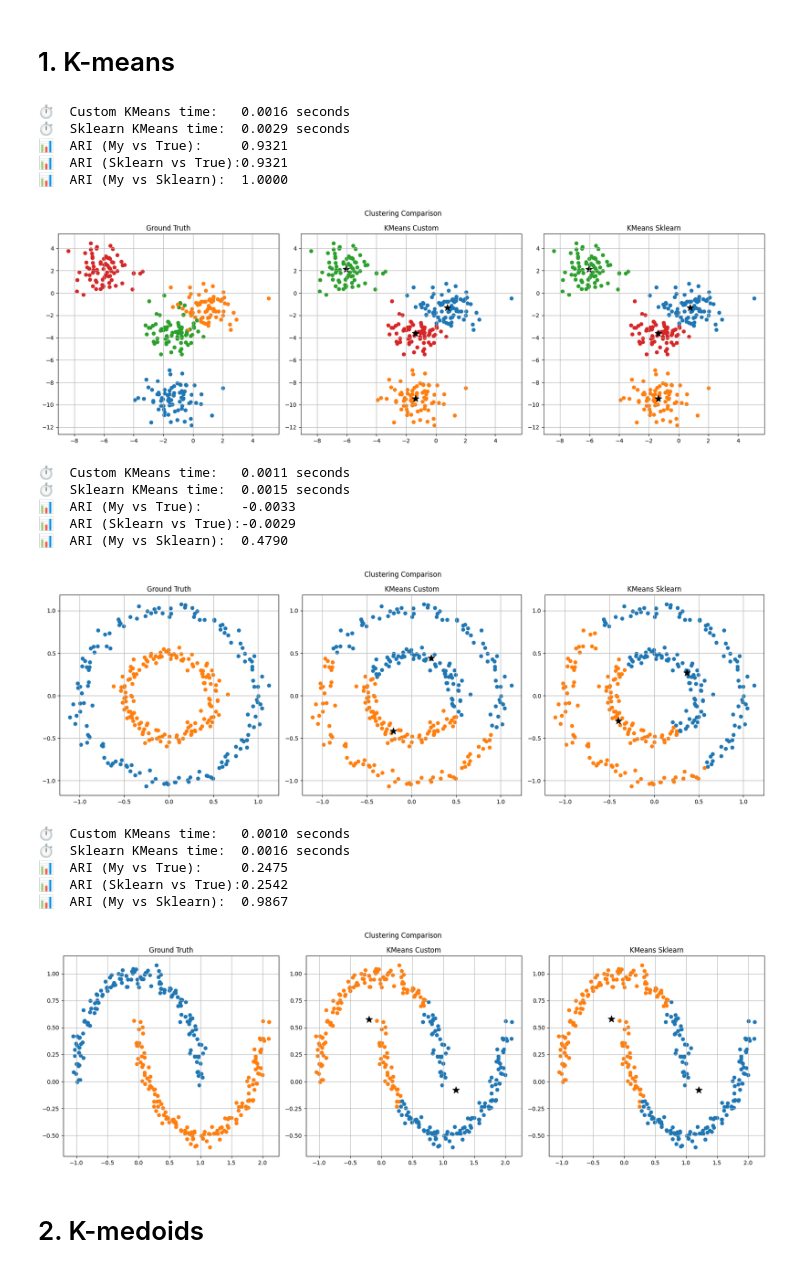
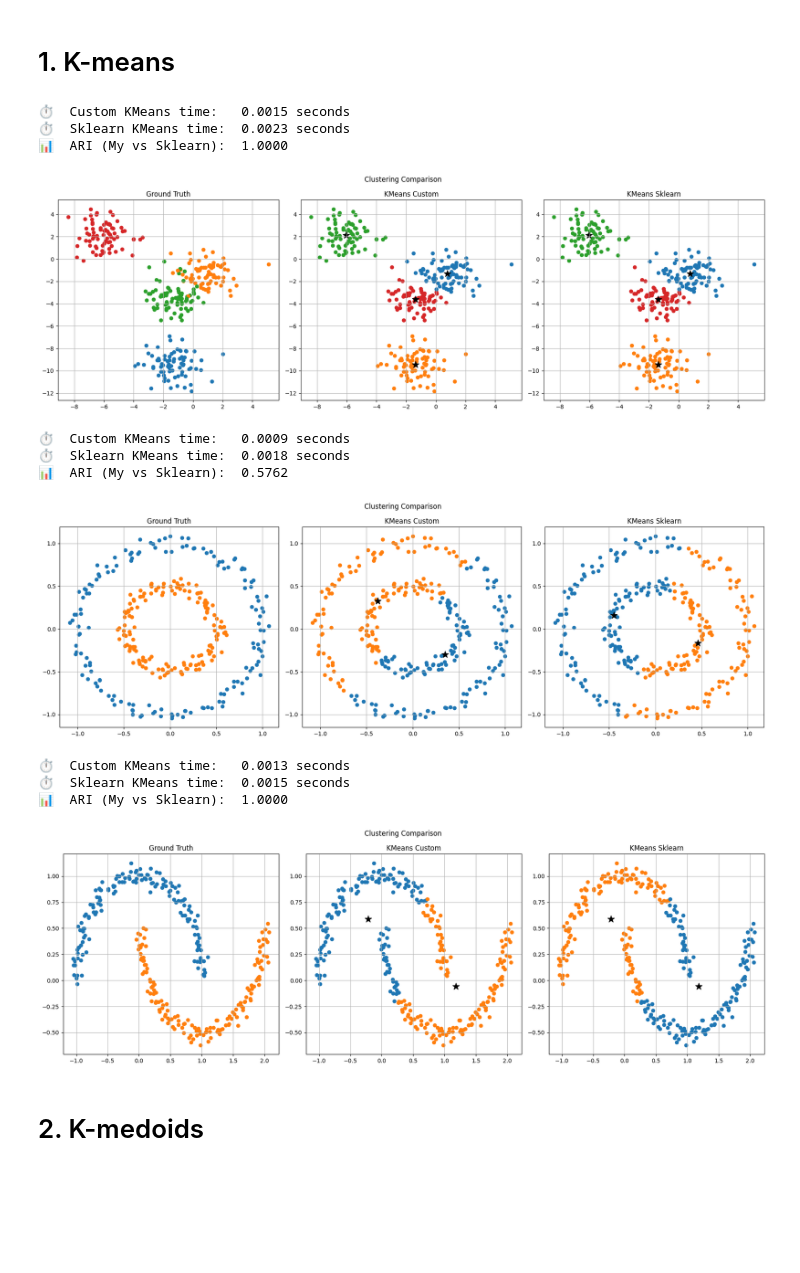
Before and after one commit to illia-st/data_mining_2, a Jupyter notebook: clustering/clustering.ipynb, the cells around one changed output. Cells and saved outputs as stored; diff of their text form; code cells hidden in the pictures; blank space fills up the shorter version.

```diff
--- a/clustering/clustering.ipynb
+++ b/clustering/clustering.ipynb
@@ -61,53 +61,43 @@ import time
 def test_k_means(X, true_Y, n_clusters):
     start_my = time.time()
     kmeans_my = KMeans(n_clusters=n_clusters, random_state=421)
     labels_my, centroids_my = kmeans_my.fit(X)
     end_my = time.time()
 
     start_sklearn = time.time()
     kmeans = KMeans_sklearn(n_clusters=n_clusters, random_state=421, n_init="auto").fit(X)
     end_sklearn = time.time()
 
-    ari_my_vs_true = adjusted_rand_score(true_Y, labels_my)
-    ari_sklearn_vs_true = adjusted_rand_score(true_Y, kmeans.labels_)
     ari_my_vs_sklearn = adjusted_rand_score(labels_my, kmeans.labels_)
 
     print(f"⏱️  Custom KMeans time:   {end_my - start_my:.4f} seconds")
     print(f"⏱️  Sklearn KMeans time:  {end_sklearn - start_sklearn:.4f} seconds")
-    print(f"📊  ARI (My vs True):     {ari_my_vs_true:.4f}")
-    print(f"📊  ARI (Sklearn vs True):{ari_sklearn_vs_true:.4f}")
     print(f"📊  ARI (My vs Sklearn):  {ari_my_vs_sklearn:.4f}")
 
     plot_comparison(
         'Clustering Comparison',
         X=X,
         label_sets=[true_Y, labels_my, kmeans.labels_],
         label_titles=["Ground Truth", "KMeans Custom", "KMeans Sklearn"],
         centroids_list=[None, centroids_my, kmeans.cluster_centers_]
     )
 
 test_k_means(test_blobs_X, test_blobs_labels, n_clusters=4)
 test_k_means(test_circles_X, test_circles_labels, n_clusters=2)
 test_k_means(test_moons_X, test_moons_labels, n_clusters=2)
 # %% [output]
-⏱️  Custom KMeans time:   0.0016 seconds
-⏱️  Sklearn KMeans time:  0.0029 seconds
-📊  ARI (My vs True):     0.9321
-📊  ARI (Sklearn vs True):0.9321
+⏱️  Custom KMeans time:   0.0015 seconds
+⏱️  Sklearn KMeans time:  0.0023 seconds
 📊  ARI (My vs Sklearn):  1.0000
 [figure]
-⏱️  Custom KMeans time:   0.0011 seconds
-⏱️  Sklearn KMeans time:  0.0015 seconds
-📊  ARI (My vs True):     -0.0033
-📊  ARI (Sklearn vs True):-0.0029
-📊  ARI (My vs Sklearn):  0.4790
+⏱️  Custom KMeans time:   0.0009 seconds
+⏱️  Sklearn KMeans time:  0.0018 seconds
+📊  ARI (My vs Sklearn):  0.5762
-[figure, old version]
+[figure, new version]
-⏱️  Custom KMeans time:   0.0010 seconds
-⏱️  Sklearn KMeans time:  0.0016 seconds
-📊  ARI (My vs True):     0.2475
-📊  ARI (Sklearn vs True):0.2542
-📊  ARI (My vs Sklearn):  0.9867
+⏱️  Custom KMeans time:   0.0013 seconds
+⏱️  Sklearn KMeans time:  0.0015 seconds
+📊  ARI (My vs Sklearn):  1.0000
-[figure, old version]
+[figure, new version]
 # %% [markdown]
 # 2. K-medoids
 # %%
```
Also changed, not shown: parts of 7 cells of this notebook, 2 other files.
